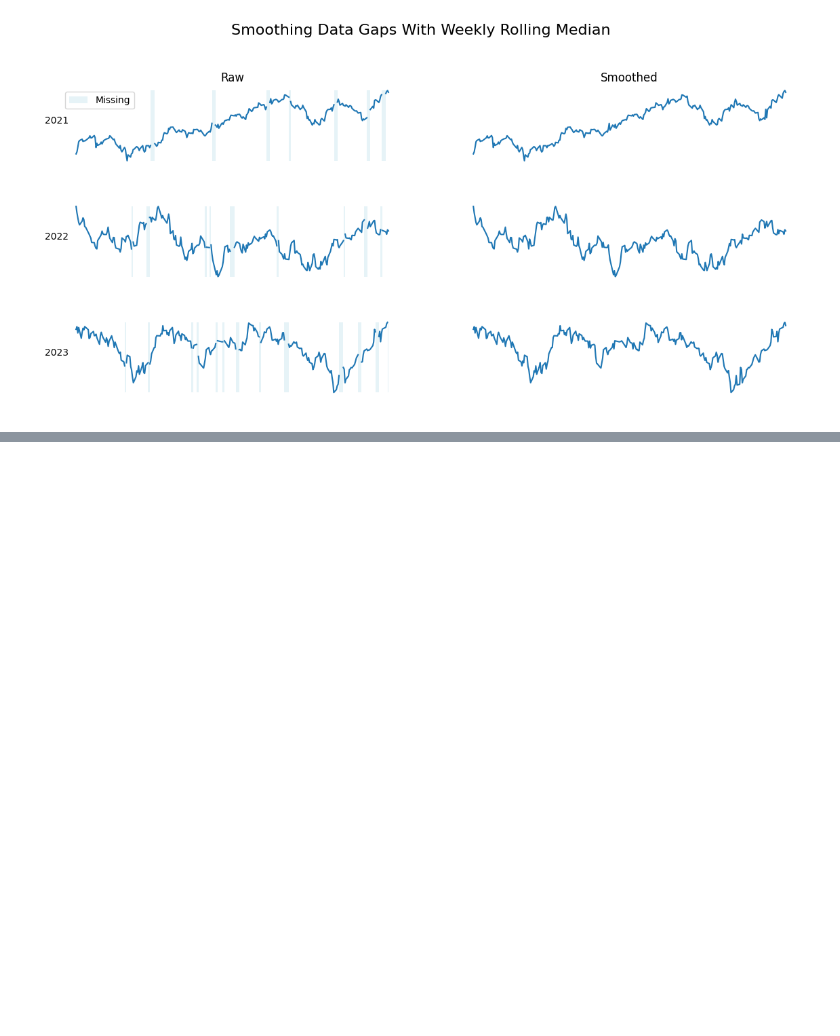
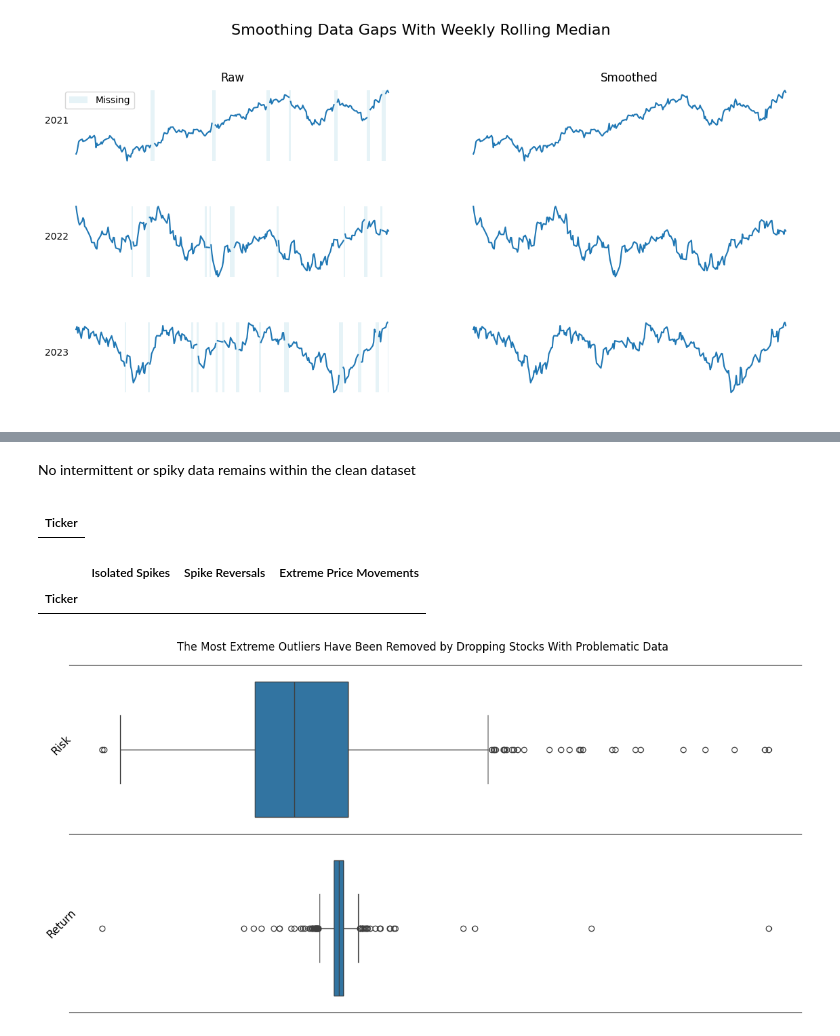
Before and after one commit to JamieW365/trading_algos, a Jupyter notebook: notebooks/data processing/identifying_outliers.ipynb, the cells around one changed output, grey strips where cells are left out. Drawn from its saved outputs; the diff is of its cells as text; code cells hidden in the pictures; blank space fills up the shorter version.

```diff
--- a/notebooks/data processing/identifying_outliers.ipynb
+++ b/notebooks/data processing/identifying_outliers.ipynb
@@ -493,2 +395,0 @@ Name: MHS, Length: 1530, dtype: float64
-# %%
-df_stocks['MHS'] = s
@@ -511,3 +395,0 @@ Name: MHS, Length: 16158, dtype: float64
-# %%
-# Smooth remaining stocks with the rolling weekly median
-df_stocks = df_stocks.fillna(df_stocks.rolling(window=5, min_periods=1).median())
@@ -513,0 +433,3 @@ df_stocks = df_stocks.fillna(df_stocks.rolling(window=5, min_periods=1).median()
+# %%
+# Smooth the stocks identified for smoothing
+df_stocks[smooth_tickers] = df_stocks[smooth_tickers].apply(tac.smooth)
@@ -513,0 +456,8 @@ df_stocks = df_stocks.fillna(df_stocks.rolling(window=5, min_periods=1).median()
+# %%
+df_spikes = tac.identify_spikes(df_stocks)
+
+# Dropping any tickers that have extreme price movements
+problem_tickers += df_spikes.index.tolist()
+problem_tickers = list(set(problem_tickers))
+
+df_spikes
@@ -513,0 +498,40 @@ df_stocks = df_stocks.fillna(df_stocks.rolling(window=5, min_periods=1).median()
+# %% [markdown]
+No intermittent or spiky data remains within the clean dataset
+# %%
+tac.nulls_summary(df_stocks)
+# %% [output]
+|  |
+| Ticker |
+# %%
+tac.identify_spikes(df_stocks)
+# %% [output]
+|  | Isolated Spikes | Spike Reversals | Extreme Price Movements |
+| Ticker |  |  |  |
+# %%
+# Convert to log prices
+log_prices = np.log(df_stocks)
+
+# 3 Month Rolling Returns
+log_returns = log_prices - log_prices.shift(63)
+
+# Calculate Log Risk / Return
+df_agg = log_returns.agg({'mean', 'std'}).rename({'mean': 'Return', 'std': 'Risk'}).T
+
+# Annualize Log Risk / Return
+df_agg = df_agg * (np.sqrt(4), 4)
+
+# Get the upper and lower IQR bounds for outliers
+outlier_bounds = df_agg.apply(tau.outlier_bounds, method='IQR')
+
+# Identify stocks that sit beyond outlier thresholds for risk or return
+df_outliers = df_agg[((df_agg > outlier_bounds.iloc[1]) | (df_agg < outlier_bounds.iloc[0]))\
+                     .any(axis=1)]\
+                        .sort_values(['Risk', 'Return'], ascending=False)
+
+# Save list of tickers of potential outliers
+outliers = df_outliers.index.to_list()
+
+boxplot('The Most Extreme Outliers Have Been Removed by Dropping Stocks With '\
+        'Problematic Data')
+# %% [output]
+[figure, added]
```
Also changed, not shown: parts of 26 cells of this notebook.
